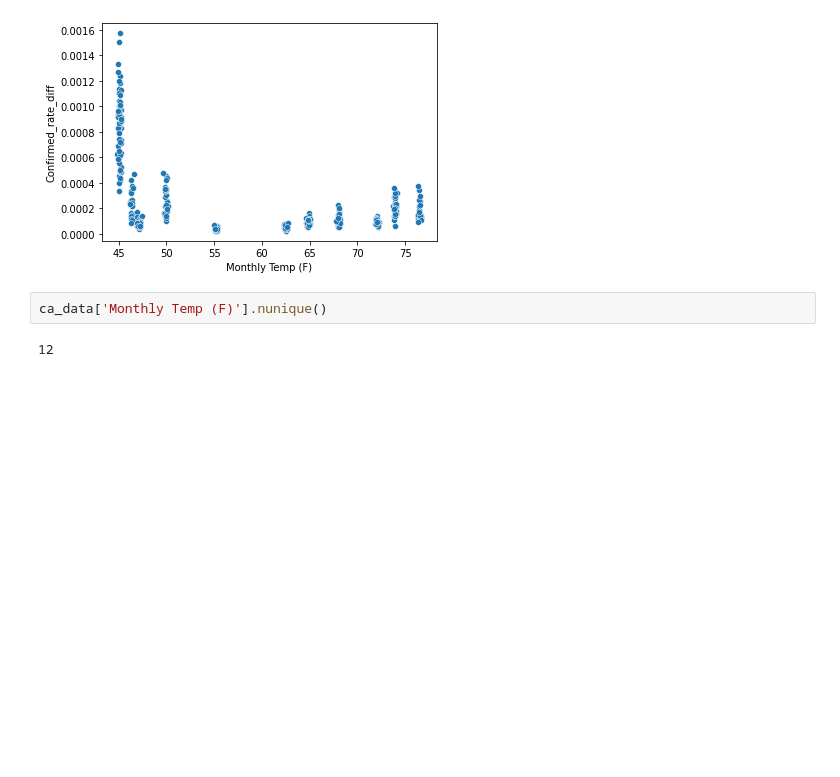
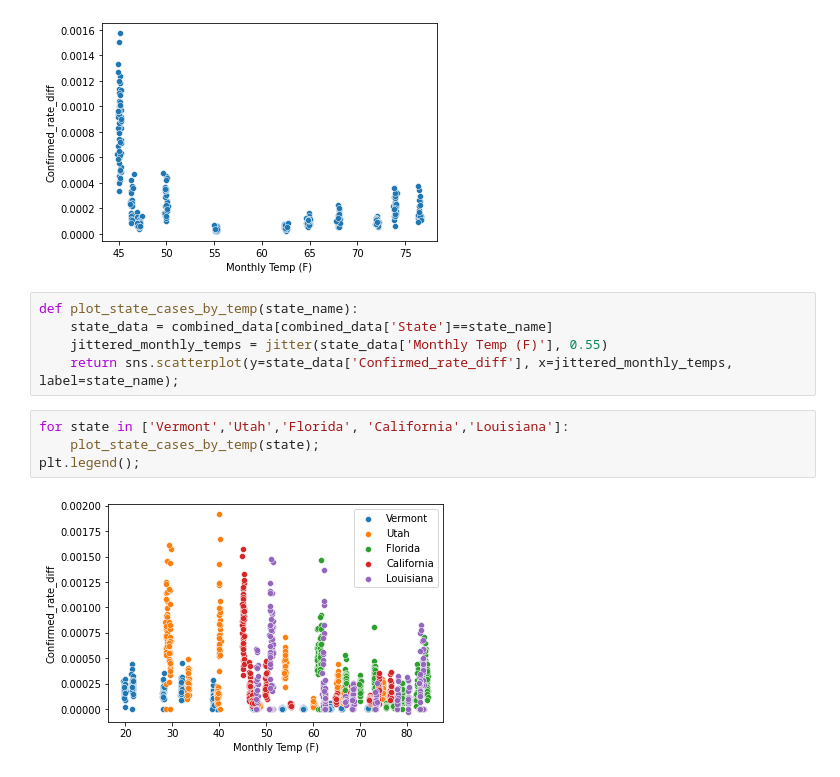
Before and after one commit to amichaelsen/COVID_project, a Jupyter notebook: analysis/data_merge_and_eda.ipynb, the cells around one changed output. Saved outputs shown, nothing was run; the diff lists cells and outputs as text; blank space fills up the shorter version.

```diff
--- a/analysis/data_merge_and_eda.ipynb
+++ b/analysis/data_merge_and_eda.ipynb
@@ -347,7 +359,14 @@ jittered_monthly_temps = jitter(ca_data['Monthly Temp (F)'], 0.55)
 sns.scatterplot(y=ca_data['Confirmed_rate_diff'], x=jittered_monthly_temps);
 # %% [output]
 [figure]
-# %%
-ca_data['Monthly Temp (F)'].nunique()
-# %% [output]
-12
+# %%
+def plot_state_cases_by_temp(state_name):
+    state_data = combined_data[combined_data['State']==state_name]
+    jittered_monthly_temps = jitter(state_data['Monthly Temp (F)'], 0.55)
+    return sns.scatterplot(y=state_data['Confirmed_rate_diff'], x=jittered_monthly_temps, label=state_name);
+# %%
+for state in ['Vermont','Utah','Florida', 'California','Louisiana']:
+    plot_state_cases_by_temp(state);
+plt.legend();
+# %% [output]
+[figure, added]
```
Also changed, not shown: parts of 4 cells of this notebook, 2 other files.
